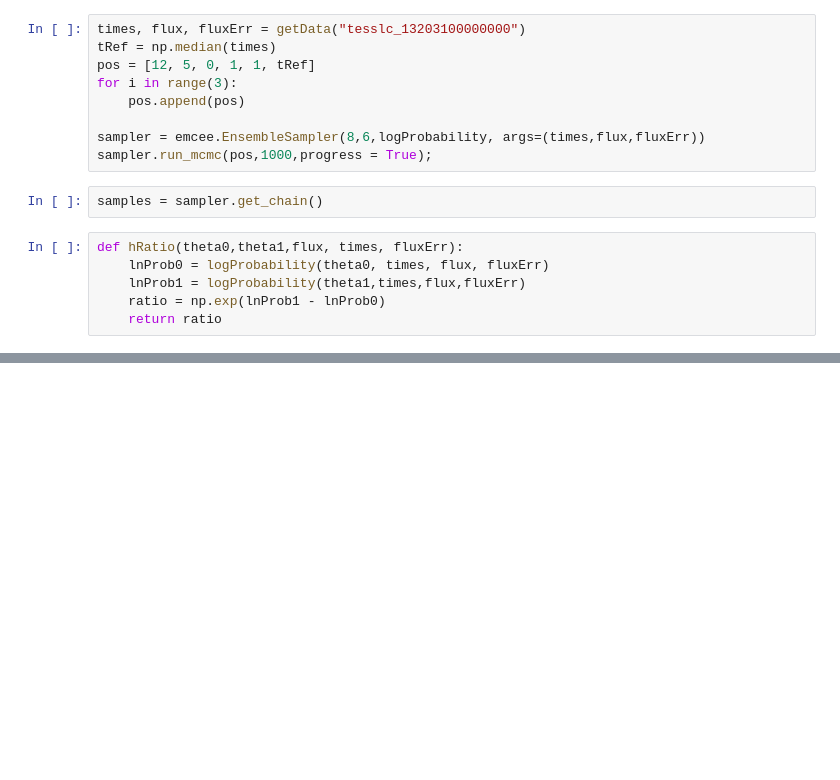
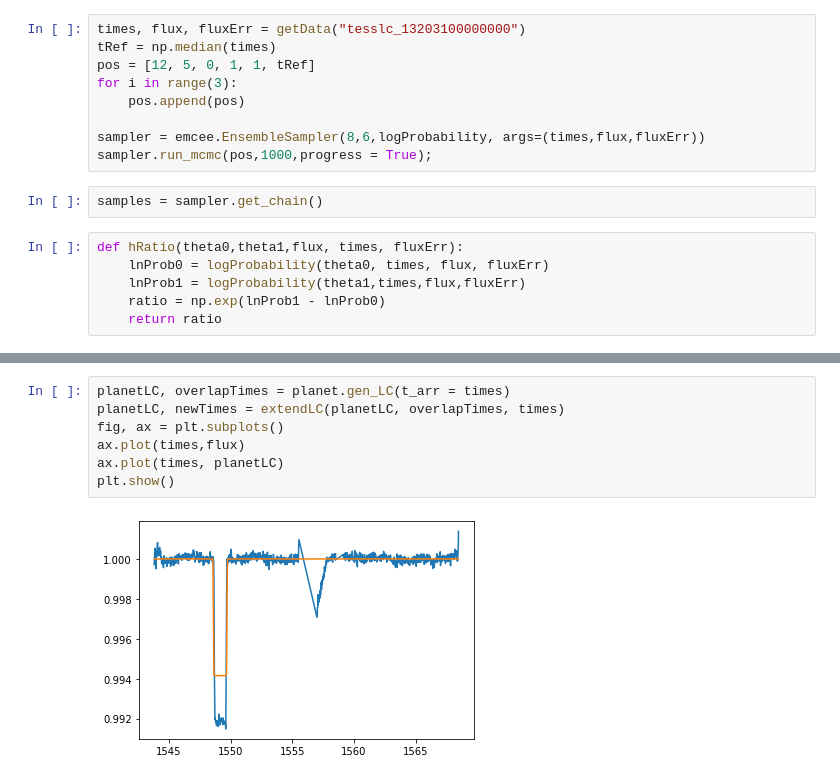
Before and after one commit to joshua-bromley/tessSignalInjection, a Jupyter notebook: mcmc/simpleSampler.ipynb, the cells around one changed output, grey strips where cells are left out. Cells and saved outputs as stored; diff of their text form; blank space fills up the shorter version.

```diff
--- a/mcmc/simpleSampler.ipynb
+++ b/mcmc/simpleSampler.ipynb
@@ -206,0 +231,9 @@ IndexError: index 0 is out of bounds for axis 0 with size 0
+# %%
+planetLC, overlapTimes = planet.gen_LC(t_arr = times)
+planetLC, newTimes = extendLC(planetLC, overlapTimes, times)
+fig, ax = plt.subplots()
+ax.plot(times,flux)
+ax.plot(times, planetLC)
+plt.show()
+# %% [output]
+[figure, added]
```
Also changed, not shown: parts of 10 cells of this notebook.
